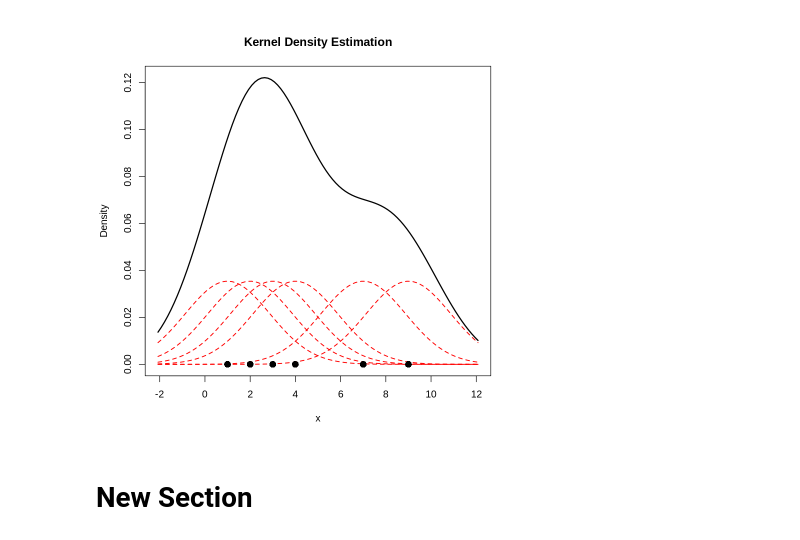
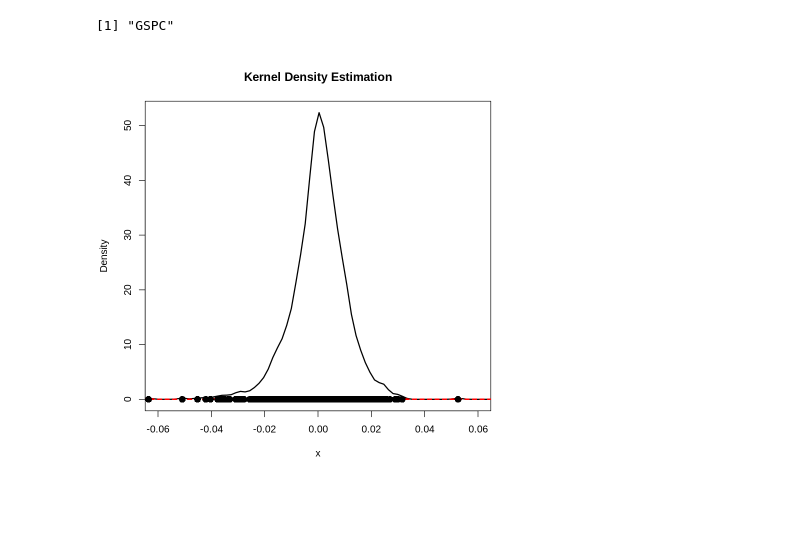
Before and after one commit to AeageanSeagull/THESIS-R-JB-, a Jupyter notebook: R ~ MODEL_var_backtesting.ipynb, the cells around one changed output. Cells and saved outputs as stored; diff of their text form; code cells hidden in the pictures; blank space fills up the shorter version.

```diff
--- a/R ~ MODEL_var_backtesting.ipynb
+++ b/R ~ MODEL_var_backtesting.ipynb
@@ -146,18 +165,26 @@ points(violations_index, actual_next_day_returns[violations_index],
 # %%
+#install.packages("quantmod")
+library(quantmod)
+
+## Δεδομένα
+
+getSymbols("^GSPC", src = "yahoo", from = "2021-03-22", to = "2026-03-22")
+sp500_prices = Ad(GSPC)
+
+
+sp500_returns = diff(sp500_prices) / sp500_prices[-length(sp500_prices)]
+
 standard_gaussian_kernel = function(u) {
   (1 / sqrt(2 * pi)) * exp(-0.5 * u^2)
 }
-
 bandwidth_silverman = function(data) {
   n = length(data)
   1.06 * sd(data) * (n^(-0.2))
 }
-
 bandwidth_robust = function(data) {
   n = length(data)
   0.9 * min(sd(data), IQR(data) / 1.34) * (n^(-0.2))
 }
-
 compute_kde = function(data, x_values, kernel_func, h) {
   n = length(data)
 
@@ -172,47 +199,34 @@ compute_kde = function(data, x_values, kernel_func, h) {
 
   return(list(
     kde_total = final_kde_estimate,
     kde_individuals = individual_kernels
   ))
 }
-
-
 ## TRAIN DATA
-data_sample = c(1, 2, 3, 4, 7, 9)
-
+data_sample =  as.numeric((na.omit(sp500_returns)))
 ## διάστημα για διαγραμμα JB
 h_val = bandwidth_robust(data_sample)
 min_val = min(data_sample) - sd(data_sample)
 max_val = max(data_sample) + sd(data_sample)
 x_axis = seq(min_val, max_val, length.out = 100)
-
 #x_axis = seq(0, 10, length.out = 100)
 #h_val = 1
-
 results = compute_kde(
   data = data_sample,
   x_values = x_axis,
   kernel_func = standard_gaussian_kernel,
   h = h_val
 )
-
-
-plot(x_axis, results$kde_total, type = "l", ylim = c(0, max(results$kde_total)),
+plot(x_axis, results$kde_total, type = "l", ,xlim = c(-0.06, 0.06),ylim = c(0, max(results$kde_total)),
      main = "Kernel Density Estimation",
      xlab = "x", ylab = "Density", lwd = 2)
-
 matlines(x_axis, results$kde_individuals, lty = 2, col = "red", lwd = 1.5)
-
-
 points(data_sample, rep(0, length(data_sample)), pch = 16, cex = 1.5, col = "black")
-
-
 final_table = data.frame(
   x_value = x_axis,
   KDE_Total = results$kde_total,
   results$kde_individuals
 )
 # %% [output]
+[1] "GSPC"
-[figure, old version]
+[figure, new version]
-# %% [markdown]
-# New Section
```
Also changed, not shown: parts of 3 cells of this notebook.
